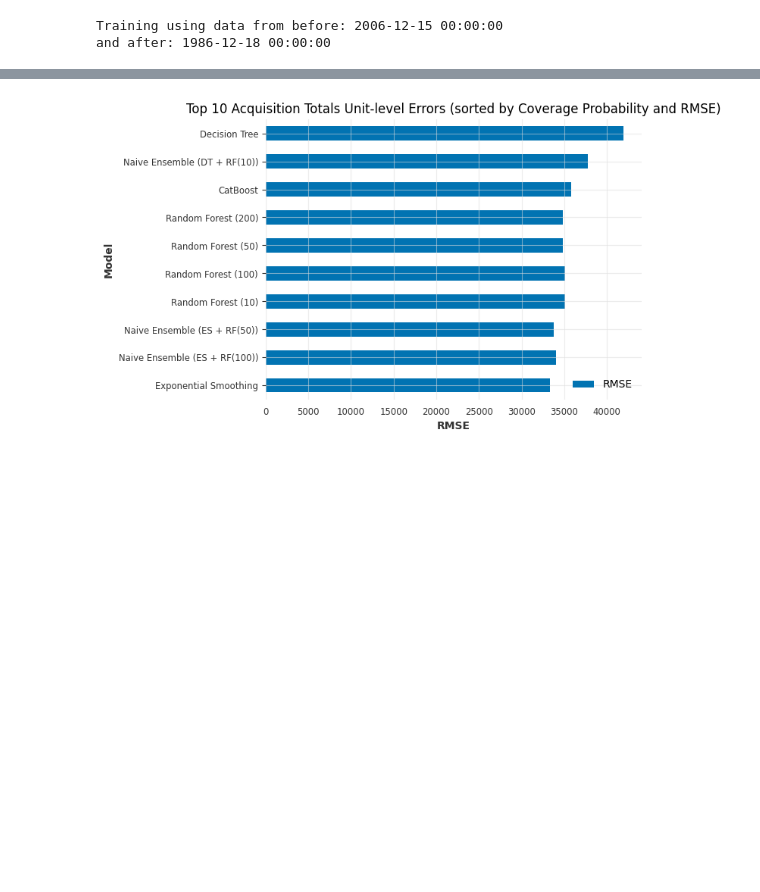
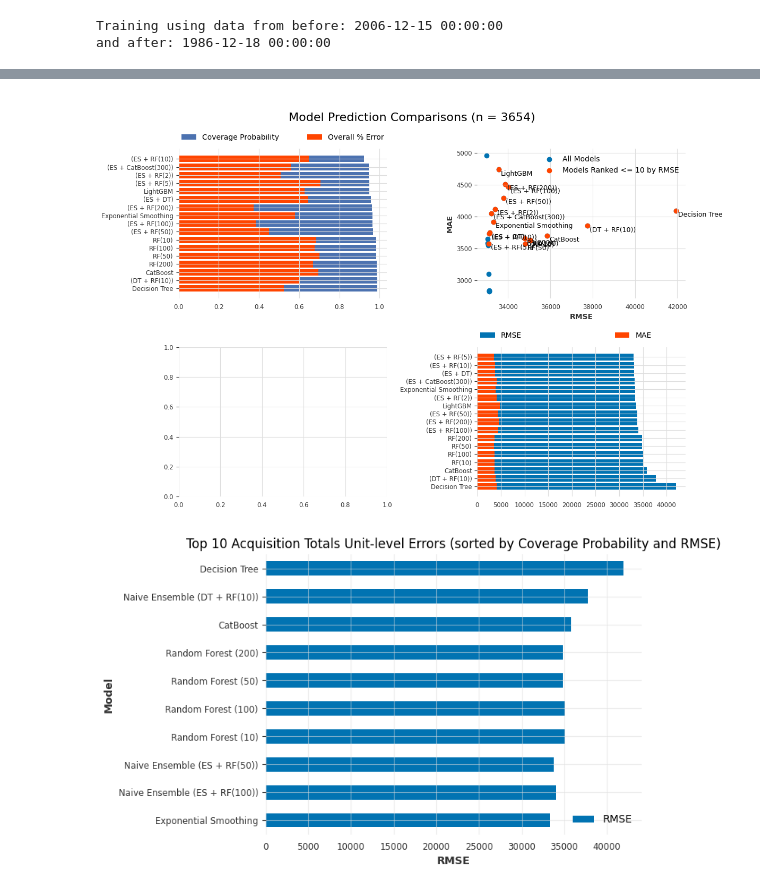
Before and after one commit to marisol-yake/MMM-museum-analytics, a Jupyter notebook: examples/NYC_MoMA_Example/Collections Time Series Forecasting.ipynb, the cells around one changed output, grey strips where cells are left out. Cells and saved outputs as stored; diff of their text form; code cells hidden in the pictures; blank space fills up the shorter version.

Commit message:
update metrics visualizations

```diff
--- a/examples/NYC_MoMA_Example/Collections Time Series Forecasting.ipynb
+++ b/examples/NYC_MoMA_Example/Collections Time Series Forecasting.ipynb
@@ -475,3 +485,50 @@ results.sort_values(
+# %%
+# TODO: Remove visualization scaffolding
+import pandas as pd
+import matplotlib.pyplot as plt
+import seaborn as sns
+
+results = pd.read_csv("ML_Model_Results.csv", index_col = 0)
+top_10 = pd.read_csv("ML_Model_Results-Top10.csv", index_col = 0)
+validation_data = pd.read_csv("ML_Model_Validation_Data.csv", index_col = 0)
+# %%
+fig, axs = plt.subplots(2, 2, figsize=(12, 8))
+
+plt.suptitle(f"\nModel Prediction Comparisons (n = {top_10['n-Predictions'].values[0]})", fontsize = 16)
+axs[0, 0].barh(data = top_10, width = "Coverage Probability", y = "Model",
+               color = sns.color_palette("deep")[0])
+axs[0, 0].barh(data = top_10, width = "OPE", y = "Model",
+               color="orangered")
+axs[0, 0].legend(bbox_to_anchor=(0., 1.02, 1., .102), loc="upper left",
+           ncol=2, mode="expand", borderaxespad=0, labels = ["Coverage Probability", "Overall % Error"])
+
+
+axs[0, 1].scatter(data = results, x = "RMSE", y = "MAE")
+axs[0, 1].scatter(data = top_10, x = "RMSE", y = "MAE", color="orangered")
+axs[0, 1].legend(labels = ["All Models", "Models Ranked <= 10 by RMSE"])
+axs[0, 1].set_xlabel("RMSE")
+axs[0, 1].set_ylabel("MAE")
+for index, row in top_10.iterrows():
+    axs[0, 1].text(row["RMSE"] + 100, row["MAE"] - 10, row["Model"], fontsize = 9, va="top")
+
+# Plot 3:
+# Not satisfied with histograms of ML Predictions yet,
+# too many predictions to plot Models (10) by each set of predictions (3654-long).
+# also some values are negative, making it harder to plot.
+# sns.histplot(data = top_10, x = "Predictions", hue = "Model", multiple = "stack", ax = axs[1, 1], log_scale = True)
+# axs[1, 1].hist(validation_data, log = True, color = sns.color_palette("deep")[0])
+
+top_10 = top_10.sort_values("RMSE", ascending = False)
+axs[1, 1].barh(data = top_10, y = "Model", width = "RMSE")
+axs[1, 1].barh(data = top_10, y = "Model", width = "MAE", color="orangered")
+axs[1, 1].legend(bbox_to_anchor=(0., 1.02, 0.85, .102), loc="upper left",
+           ncol=2, mode="expand", borderaxespad=0, labels = ["RMSE", "MAE"])
+
+plt.tight_layout()
+plt.show()
+plt.close()
+# %% [output]
+[figure, added]
 # %%
 # Top 10 models with a Coverage Probability over 10%
 # How to add Coverage Probability label onto bars?
```
Also changed, not shown: parts of 4 cells of this notebook.
